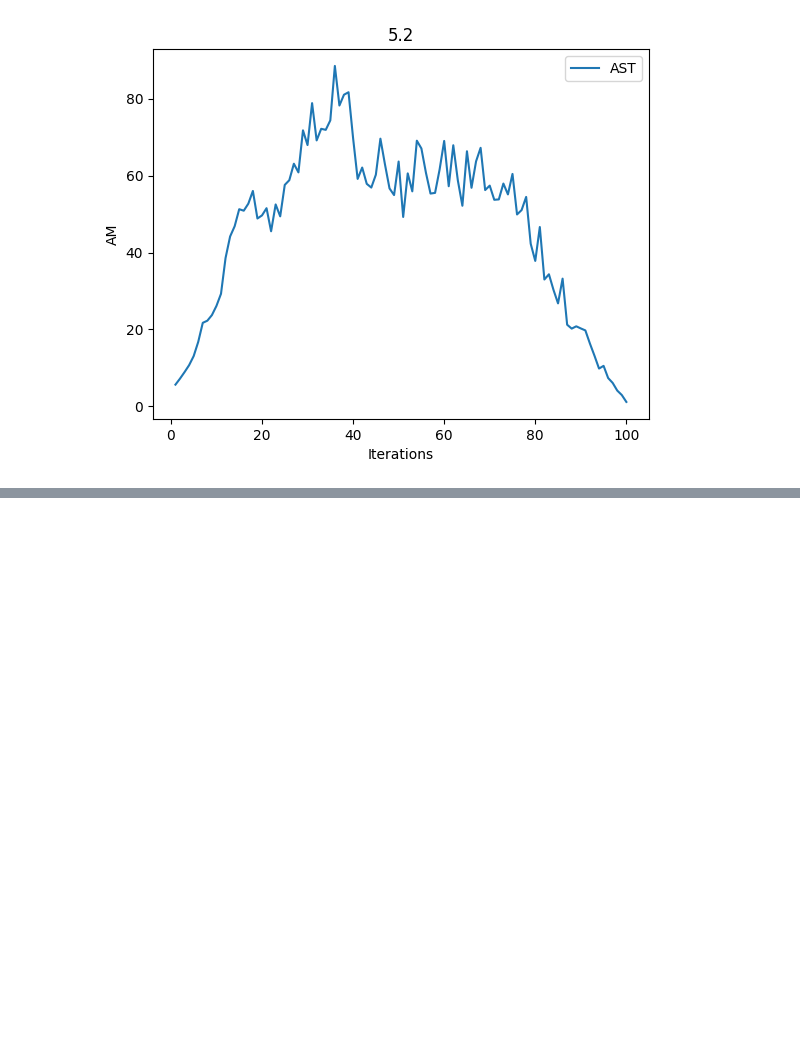
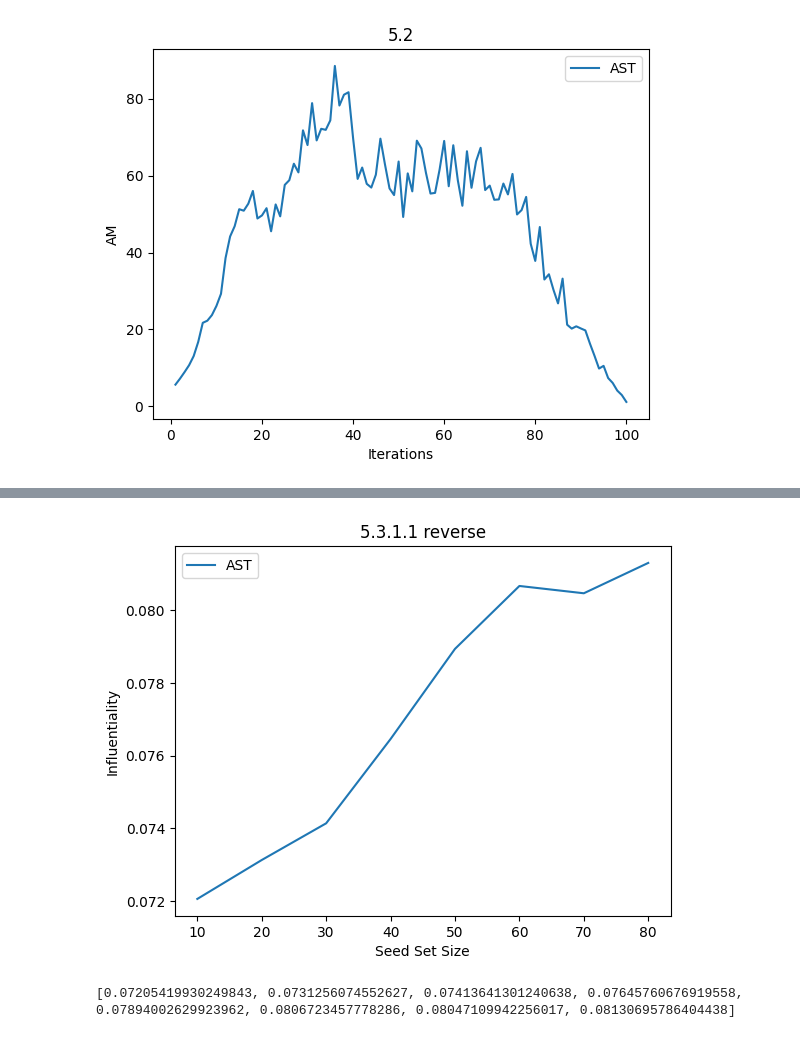
Before and after one commit to esma-eel/gwo-ekpm, a Jupyter notebook: charts.ipynb, the cells around one changed output, grey strips where cells are left out. Drawn from its saved outputs; the diff is of its cells as text; code cells hidden in the pictures; blank space fills up the shorter version.

```diff
--- a/charts.ipynb
+++ b/charts.ipynb
@@ -1798,0 +2962,21 @@ plt.show()
+# %%
+influentiality = []
+seed_set_sizes = []
+
+for item in my_data5:
+    seed_set_sizes.append(item.get("K"))
+    alg_result = item.get("algorithm_result")
+    influentiality.append(float(alg_result["ic"]) / float(alg_result["network_size"]))
+
+plt.plot(seed_set_sizes, influentiality, label="AST")
+plt.xticks(seed_set_sizes)
+# plt.yticks(influentiality)
+plt.xlabel("Seed Set Size")
+plt.ylabel("Influentiality")
+plt.title("5.3.1.1 reverse")
+plt.legend()
+plt.show()
+print(influentiality)
+# %% [output]
+[figure, added]
+[0.07205419930249843, 0.0731256074552627, 0.07413641301240638, 0.07645760676919558, 0.07894002629923962, 0.0806723457778286, 0.08047109942256017, 0.08130695786404438]
```
Also changed, not shown: parts of 3 cells of this notebook, 8 other files.
